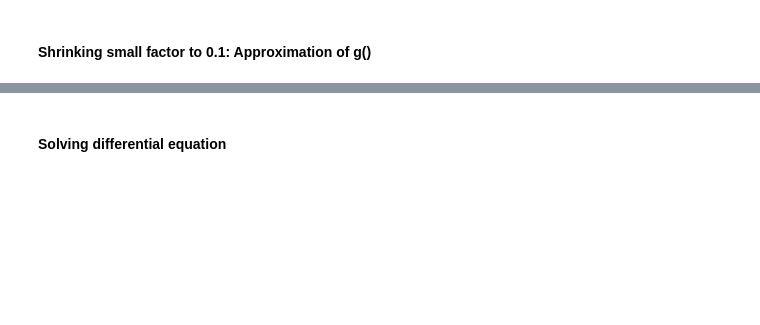
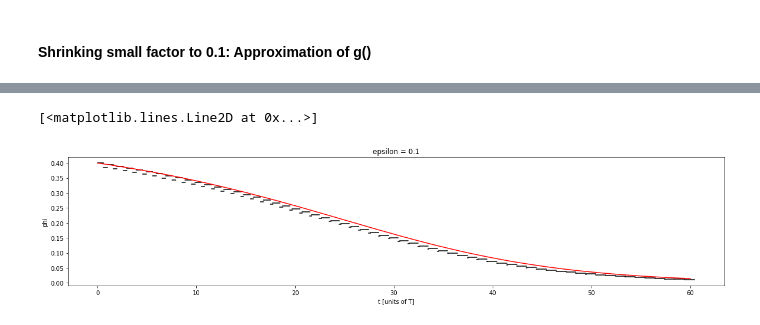
Before and after one commit to mwstroud/Borgers-Examples-in-BMTK, a Jupyter notebook: 28-Weakly_Coupled/28-Weakly_Coupled.ipynb, the cells around one changed output, grey strips where cells are left out. Cells and saved outputs as stored; diff of their text form; code cells hidden in the pictures; blank space fills up the shorter version.

```diff
--- a/28-Weakly_Coupled/28-Weakly_Coupled.ipynb
+++ b/28-Weakly_Coupled/28-Weakly_Coupled.ipynb
@@ -89,21 +105,3 @@ for n in range(ij-1):
-# %%
-m_steps=round(t_final/dt)
-psi = []
-for i in range(msteps+1):
-    psi.append(0)
-
-psi[1]=phi_B_0
-for k in m_steps:                    # Now solve the differential equation.
-    psi_inc=epsilon*(g(psi[k])-g(-psi[k]))
-    psi_tmp=psi(k)+dt05*psi_inc
-    psi_inc=epsilon*(g(psi_tmp)-g(-psi_tmp))
-    psi[k+1]=psi(k)+dt*psi_inc
-# %%
-import matplotlib.pyplot as plt
-steps = []
-for i in m_steps:
-    steps.append(i*dt)
-plt.plot(steps,psi)
 # %% [markdown]
 #### Shrinking small factor to 0.1: Approximation of g()
 # %%
@@ -161,8 +163,27 @@ while t<t_final                    # Simulate the two oscillators, one
+# %%
+m_steps=round(t_final/dt)
+psi = []
+
+
+psi.append(phi_B_0)
+for k in range(m_steps+1):                    # Now solve the differential equation.
+    psi_inc=epsilon*(g(psi[k])-g(-psi[k]))
+    psi_tmp=psi[k]+dt05*psi_inc
+    psi_inc=epsilon*(g(psi_tmp)-g(-psi_tmp))
+    psi.append(psi[k]+dt*psi_inc)
 # %%
 import matplotlib.pyplot as plt
+
+plt.figure(figsize = (20,4))
+plt.title('epsilon = 0.1')
+plt.xlabel('t [units of T]')
+plt.ylabel('phi')
+for n in range(ij-1):
+    plt.plot([t_vec[n],t_vec[n+1]],[psi_vec[n],psi_vec[n]], 'k')
 steps = []
-for i in m_steps:
+for i in range(m_steps+2):
     steps.append(i*dt)
-plt.plot(steps,psi)
+plt.plot(steps,psi, 'r')
+# %% [output]
+[<matplotlib.lines.Line2D at 0x...>]
+[figure, added]
-# %% [markdown]
-#### Solving differential equation
```
Also changed, not shown: parts of 11 cells of this notebook, 28 other files.
